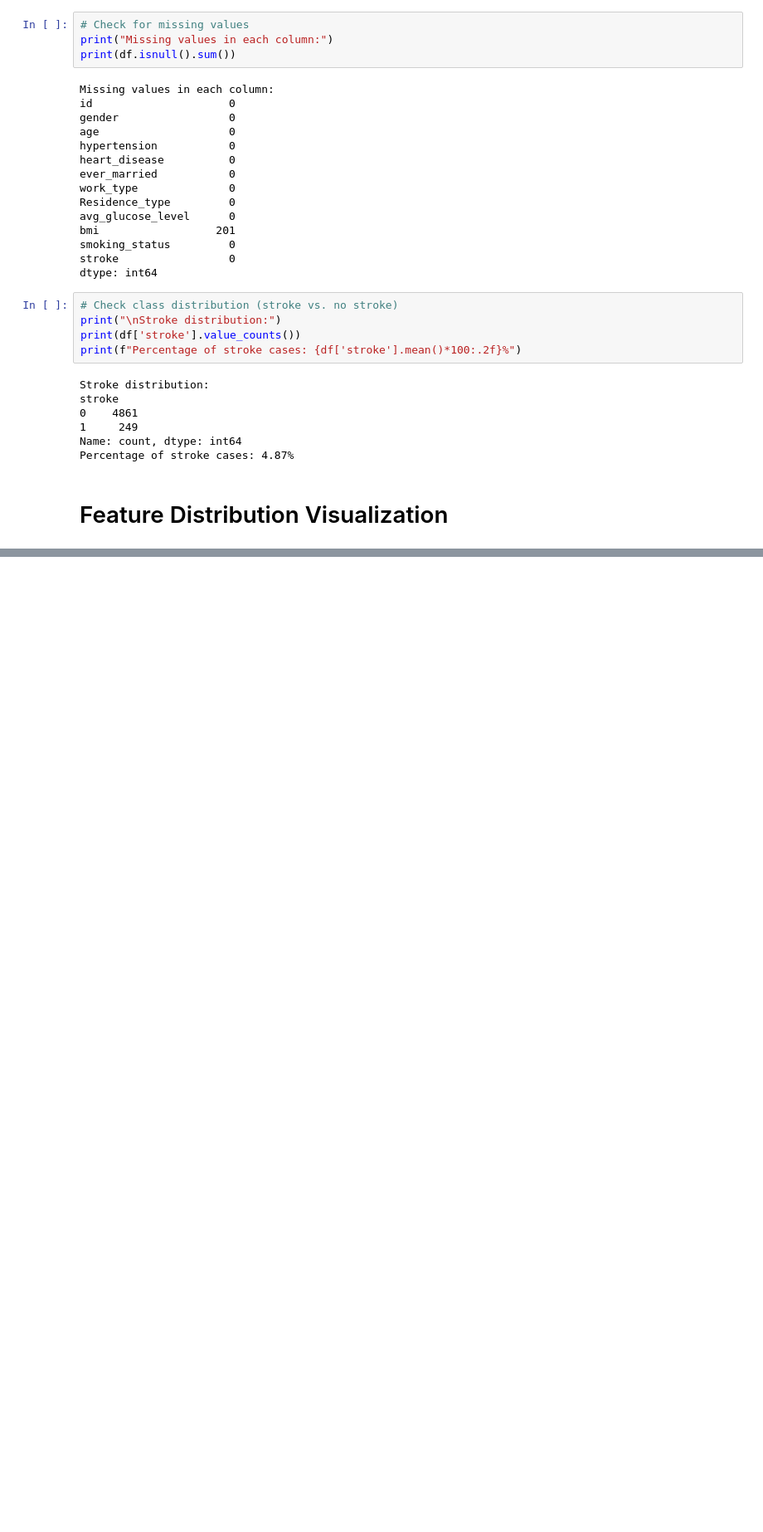
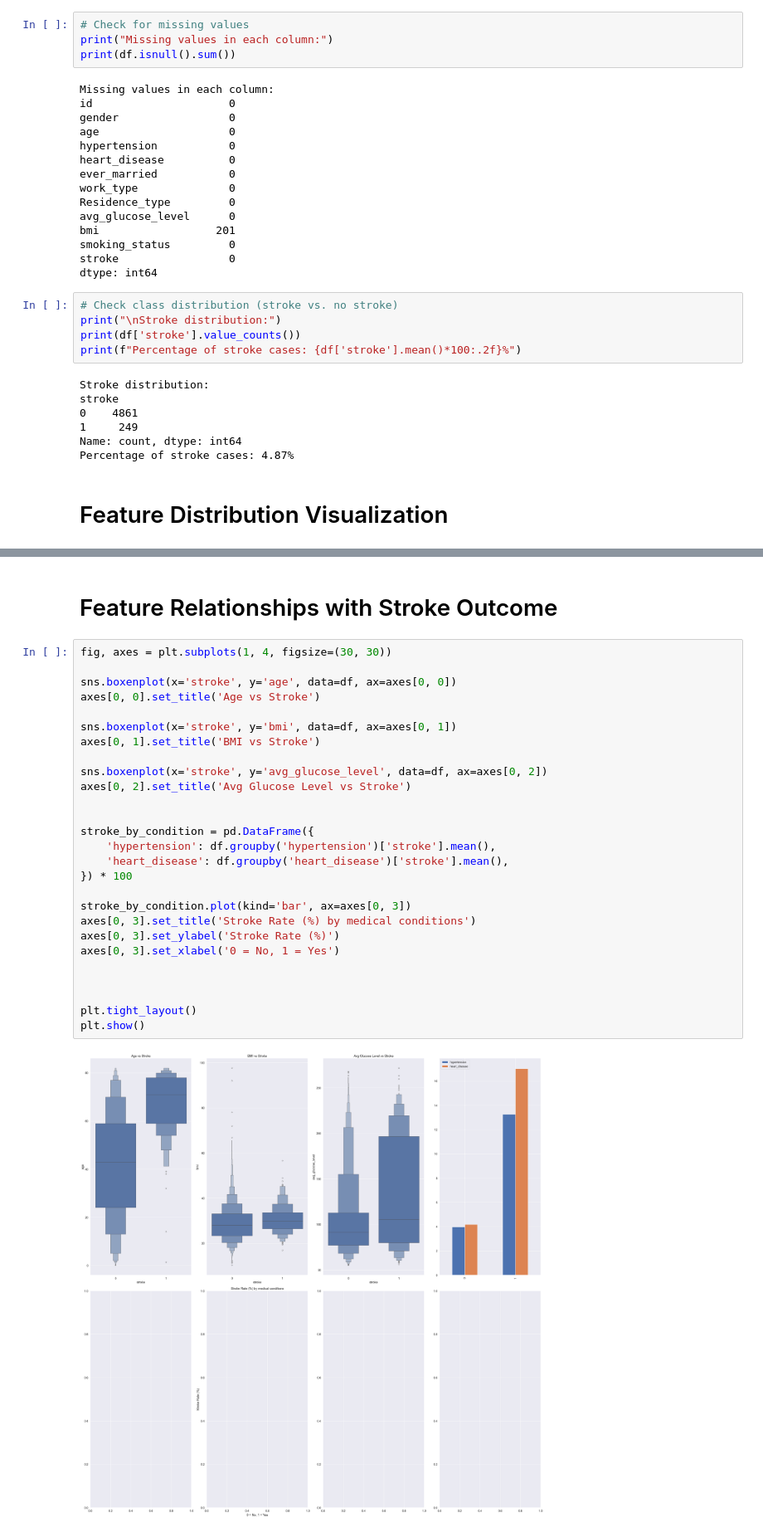
Before and after one commit to marwannour1/stroke_prediction, a Jupyter notebook: main.ipynb, the cells around one changed output, grey strips where cells are left out. Shown: that part at 83% size. Cells and saved outputs as stored; diff of their text form; blank space fills up the shorter version.

```diff
--- a/main.ipynb
+++ b/main.ipynb
@@ -142,0 +171,32 @@ Text(0, 0.5, 'Frequency')
+# %% [markdown]
+Feature Relationships with Stroke Outcome
+========================
+# %%
+fig, axes = plt.subplots(1, 4, figsize=(30, 30))
+
+sns.boxenplot(x='stroke', y='age', data=df, ax=axes[0, 0])
+axes[0, 0].set_title('Age vs Stroke')
+
+sns.boxenplot(x='stroke', y='bmi', data=df, ax=axes[0, 1])
+axes[0, 1].set_title('BMI vs Stroke')
+
+sns.boxenplot(x='stroke', y='avg_glucose_level', data=df, ax=axes[0, 2])
+axes[0, 2].set_title('Avg Glucose Level vs Stroke')
+
+
+stroke_by_condition = pd.DataFrame({
+    'hypertension': df.groupby('hypertension')['stroke'].mean(),
+    'heart_disease': df.groupby('heart_disease')['stroke'].mean(),
+}) * 100
+
+stroke_by_condition.plot(kind='bar', ax=axes[0, 3])
+axes[0, 3].set_title('Stroke Rate (%) by medical conditions')
+axes[0, 3].set_ylabel('Stroke Rate (%)')
+axes[0, 3].set_xlabel('0 = No, 1 = Yes')
+
+
+
+plt.tight_layout()
+plt.show()
+# %% [output]
+[figure, added]
```
Also changed, not shown: parts of 2 cells of this notebook.
